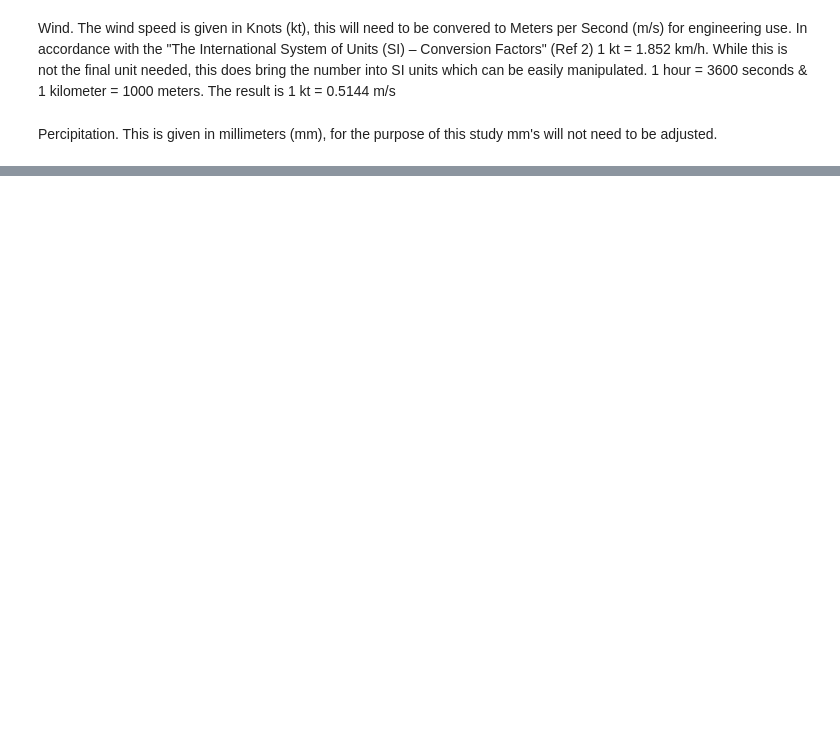
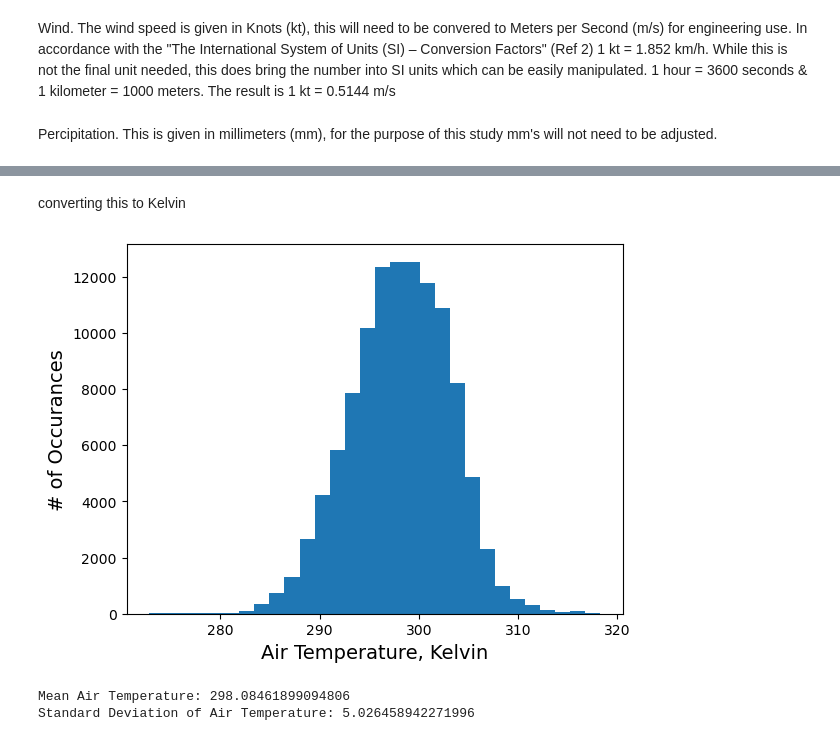
Before and after one commit to DaveAero/Project1, a Jupyter notebook: Untitled.ipynb, the cells around one changed output, grey strips where cells are left out. Cells and saved outputs as stored; diff of their text form; code cells hidden in the pictures; blank space fills up the shorter version.

```diff
--- a/Untitled.ipynb
+++ b/Untitled.ipynb
@@ -64,0 +133,24 @@ Percipitation. This is given in millimeters (mm), for the purpose of this study
+# %% [markdown]
+converting this to Kelvin
+# %%
+# plot:
+Temp = Data["Air Temperature"].apply(float)
+
+Temp_kelvin = []
+
+for value in Temp:
+    value = value + 288.15
+    Temp_kelvin .append(value)
+
+plt.hist(Temp_kelvin, bins=30)
+plt.xlabel('Air Temperature, Kelvin', fontsize=14)
+plt.ylabel('# of Occurances', fontsize=14)
+
+plt.show()
+
+print("Mean Air Temperature: {}".format(np.mean(Temp_kelvin)))
+print("Standard Deviation of Air Temperature: {}".format(np.std(Temp_kelvin)))
+# %% [output]
+[figure, added]
+Mean Air Temperature: 298.08461899094806
+Standard Deviation of Air Temperature: 5.026458942271996
```
Also changed, not shown: parts of 15 cells of this notebook, 1 other file.
